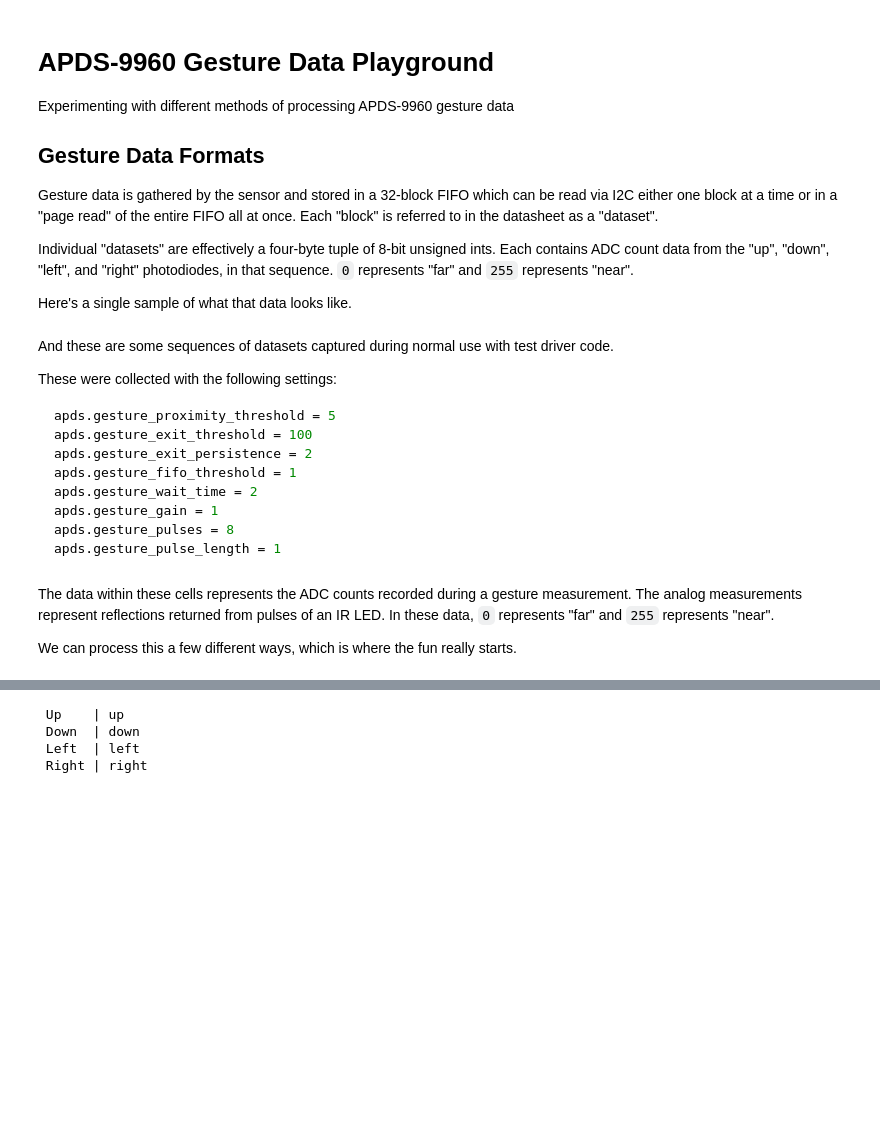
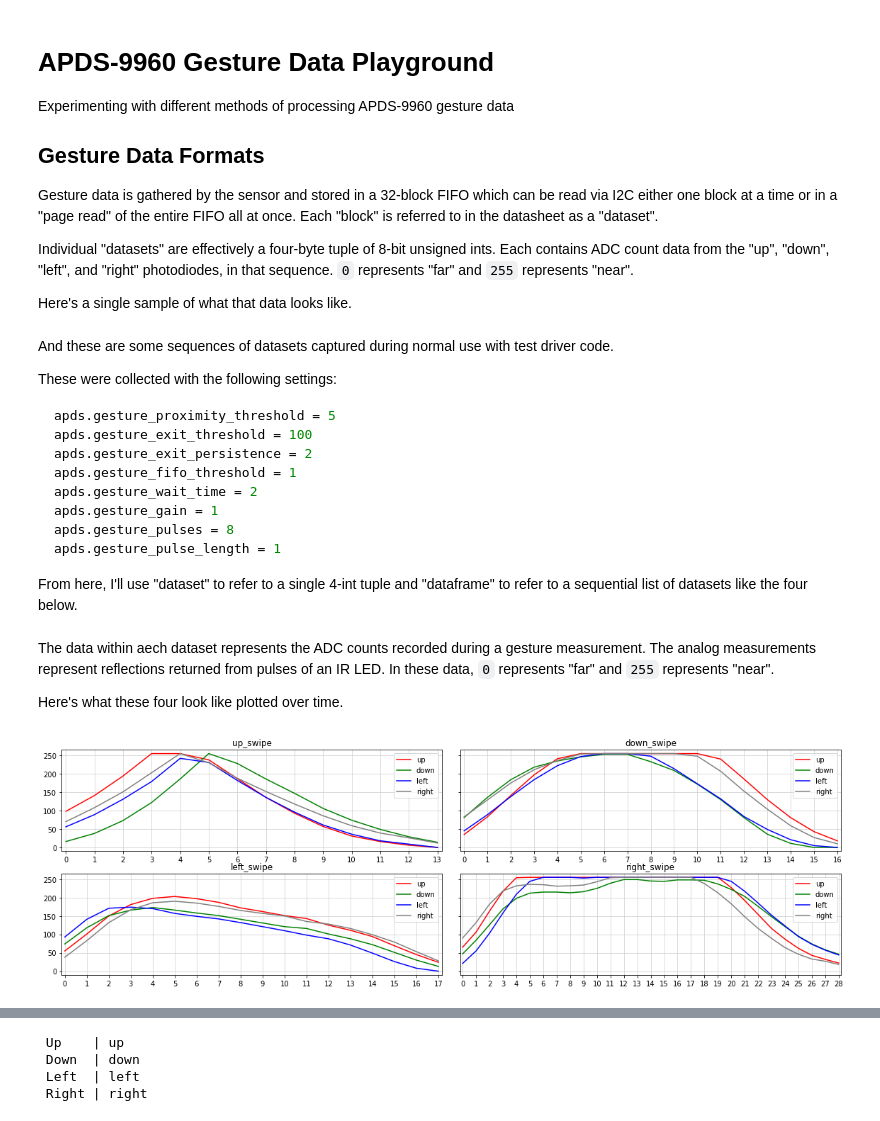
Before and after one commit to fivesixzero/circuitpython-experiments, a Jupyter notebook: clue-nrf52/apds9960-testing/APDS-9960-gesture-data-playground.ipynb, the cells around one changed output, grey strips where cells are left out. Drawn from its saved outputs; the diff is of its cells as text; code cells hidden in the pictures; blank space fills up the shorter version.

````diff
--- a/clue-nrf52/apds9960-testing/APDS-9960-gesture-data-playground.ipynb
+++ b/clue-nrf52/apds9960-testing/APDS-9960-gesture-data-playground.ipynb
@@ -27,6 +27,8 @@ apds.gesture_gain = 1
 apds.gesture_pulses = 8
 apds.gesture_pulse_length = 1
 ```
+
+From here, I'll use "dataset" to refer to a single 4-int tuple and "dataframe" to refer to a sequential list of datasets like the four below.
 # %%
 up_swipe = [
     (98, 16, 56, 70),
@@ -114,6 +116,30 @@ right_swipe = [
     (32, 58, 57, 27),
     (22, 46, 44, 18)]
 # %% [markdown]
-The data within these cells represents the ADC counts recorded during a gesture measurement. The analog measurements represent reflections returned from pulses of an IR LED. In these data, `0` represents "far" and `255` represents "near".
+The data within aech dataset represents the ADC counts recorded during a gesture measurement. The analog measurements represent reflections returned from pulses of an IR LED. In these data, `0` represents "far" and `255` represents "near".
 
-We can process this a few different ways, which is where the fun really starts.
+Here's what these four look like plotted over time.
+# %%
+import matplotlib.pyplot as plt
+
+def plot_dataframe(name, dataframe, axis):
+    axis.set_title(name)
+    axis.set(ylim=(-5, 260))
+    axis.plot([dataset[0] for dataset in dataframe], color='red', label='up')
+    axis.plot([dataset[1] for dataset in dataframe], color='green', label='down')
+    axis.plot([dataset[2] for dataset in dataframe], color='blue', label='left')
+    axis.plot([dataset[3] for dataset in dataframe], color='gray', label='right')
+    axis.legend(loc="upper right")
+    axis.set(xlim=(-0.15, len(dataframe) - 0.85), ylim=(-10,265))
+    axis.grid(visible=True, color="lightgray")
+    axis.set_xticks(range(len(dataframe)))
+    axis.set_yticks(range(0, 260, 50))
+
+fig, axs = plt.subplots(nrows=2, ncols=2, sharey=True, figsize=(16,5))
+fig.tight_layout()
+plot_dataframe("up_swipe", up_swipe, axs[0,0])
+plot_dataframe("down_swipe", down_swipe, axs[0,1])
+plot_dataframe("left_swipe", left_swipe, axs[1,0])
+plot_dataframe("right_swipe", right_swipe, axs[1,1])
+# %% [output]
+[figure, added]
````
Also changed, not shown: parts of 11 cells of this notebook, 5 other files.
